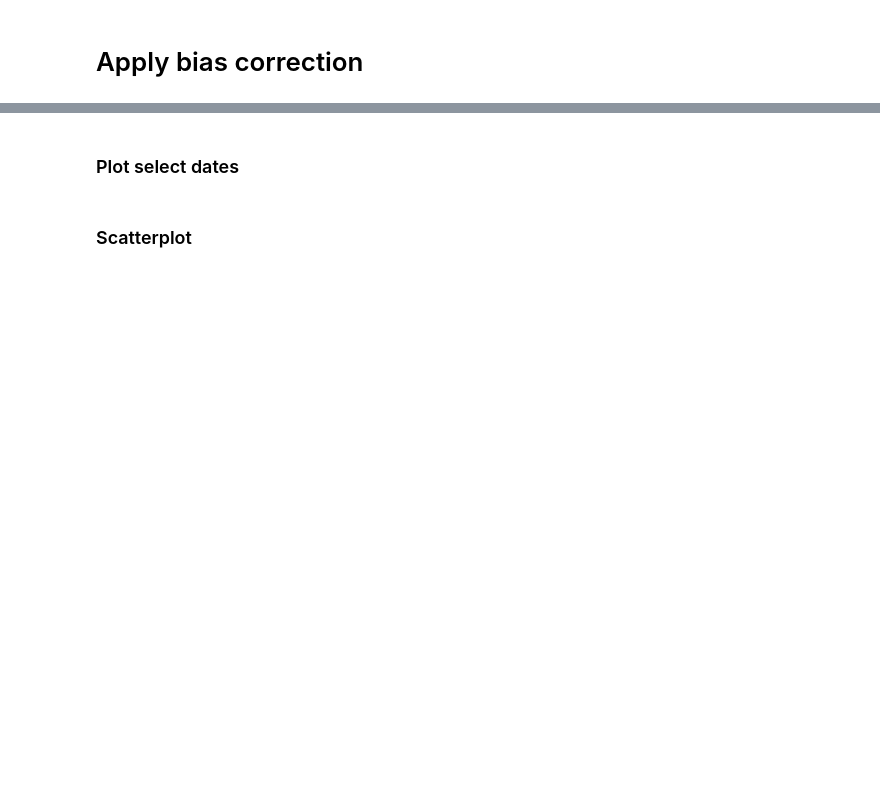
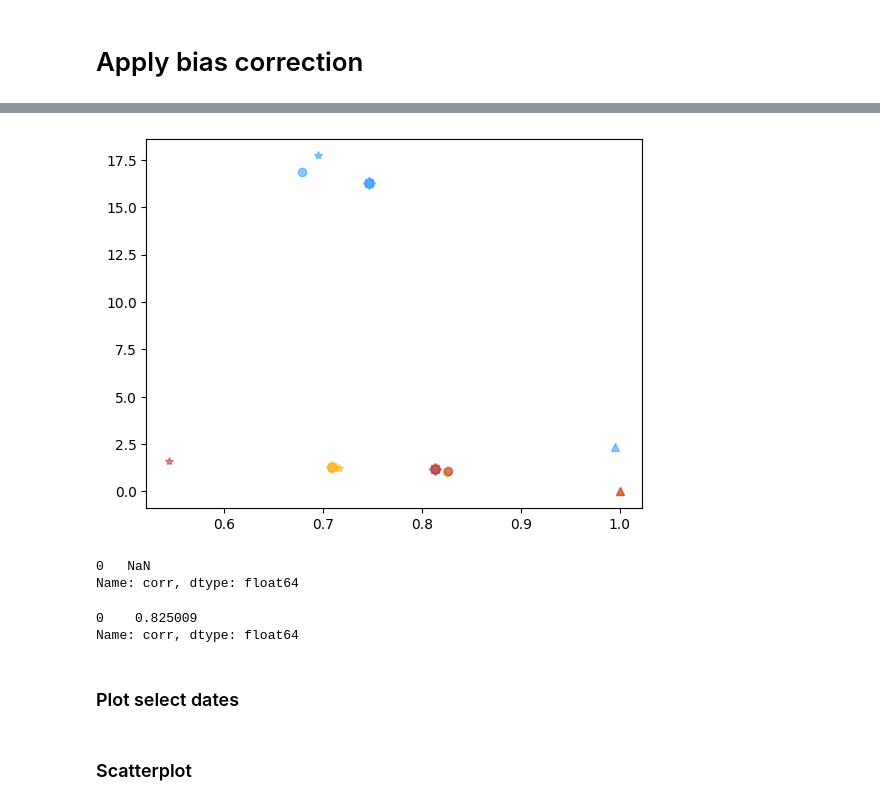
Before and after one commit to thinkingmachines/project-cchain-climate-downscaling, a Jupyter notebook: notebooks/02-apply-bias-correction/02_correct_station.ipynb, the cells around one changed output, grey strips where cells are left out. Cells and saved outputs as stored; diff of their text form; code cells hidden in the pictures; blank space fills up the shorter version.

```diff
--- a/notebooks/02-apply-bias-correction/02_correct_station.ipynb
+++ b/notebooks/02-apply-bias-correction/02_correct_station.ipynb
@@ -134,3 +315,50 @@ for var, title in variable_params.items():
+# %%
+color_dict = dict(
+    tmin="orange",
+    tmax="firebrick",
+    precip="dodgerblue",
+)
+
+method_dict = dict(
+    linear_scaling="o",
+    variance_scaling="*",
+    delta_method="^",
+    quantile_mapping="s",
+    quantile_delta_mapping="D",
+)
+
+for var in stats_df["var"].unique():
+    for method in stats_df["method"].unique():
+        corr_n = stats_df.where(
+            (stats_df["var"] == var) & (stats_df["method"] == method)
+        ).dropna()["corr"]
+        rmse_n = stats_df.where(
+            (stats_df["var"] == var) & (stats_df["method"] == method)
+        ).dropna()["rmse"]
+        plt.plot(
+            corr_n,
+            rmse_n,
+            marker=method_dict[method],
+            color=color_dict[var],
+            label=f"{var}-{method}",
+            alpha=0.5,
+        )
+# plt.legend()
+plt.show()
+# %% [output]
+[figure, added]
+# %%
+corr_n
+# %% [output]
+0   NaN
+Name: corr, dtype: float64
+# %%
+stats_df.where((stats_df["var"] == var) & (stats_df["method"] == method)).head(1)[
+    "corr"
+]
+# %% [output]
+0    0.825009
+Name: corr, dtype: float64
 # %% [markdown]
 ### Plot select dates
 # %%
```
Also changed, not shown: parts of 14 cells of this notebook, 3 other files.
